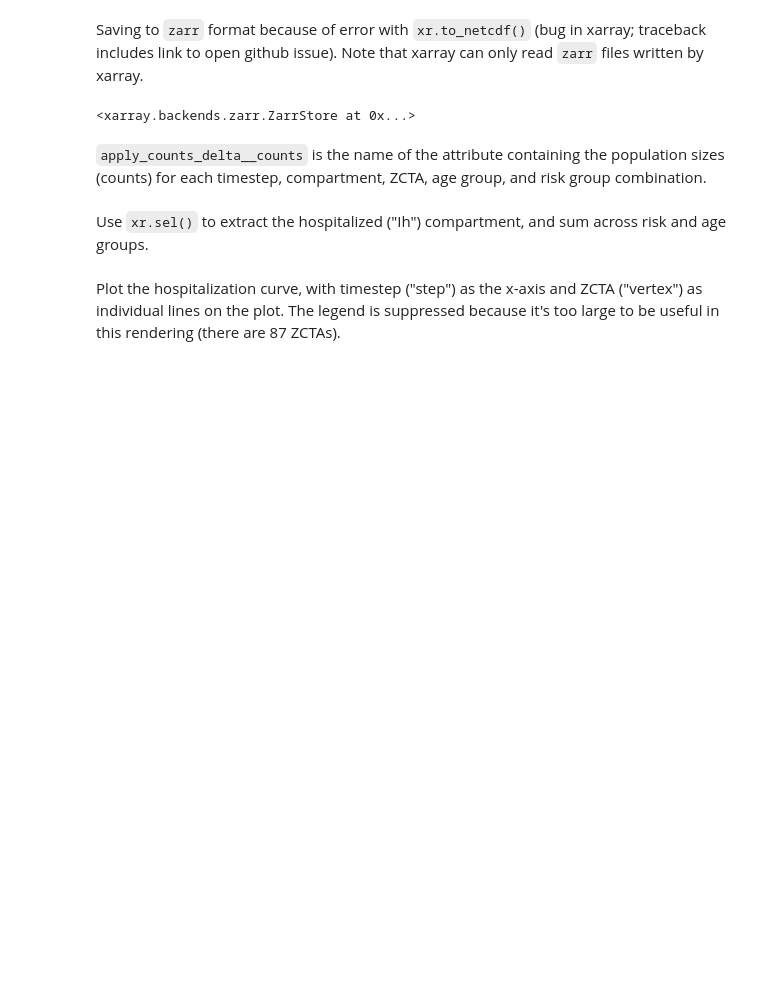
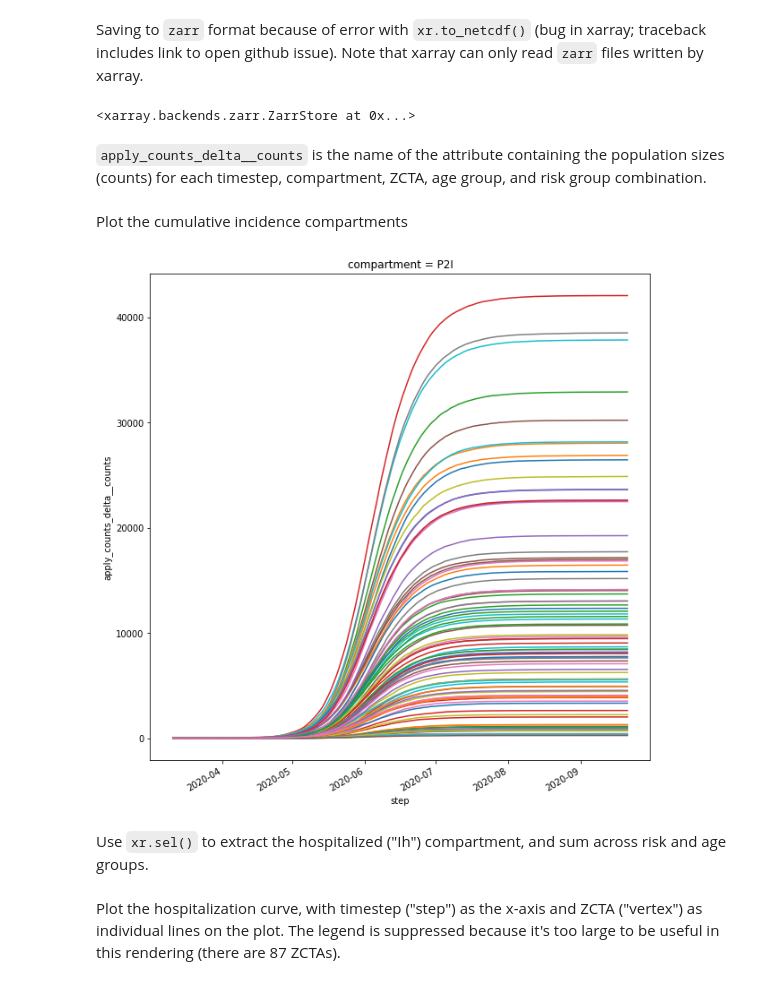
Before and after one commit to UT-Covid/episimlab, a Jupyter notebook: 20210720_DemoATX.ipynb, the cells around one changed output. Cells and saved outputs as stored; diff of their text form; code cells hidden in the pictures; blank space fills up the shorter version.

Commit message:
plots for incidence

```diff
--- a/20210720_DemoATX.ipynb
+++ b/20210720_DemoATX.ipynb
@@ -108,3 +109,5 @@ demo_result.to_zarr('/Users/kpierce/episimlab/results/DemoATX_78712_start.zarr')
 `apply_counts_delta__counts` is the name of the attribute containing the population sizes (counts) for each timestep, compartment, ZCTA, age group, and risk group combination.
 # %%
 data_arr = demo_result['apply_counts_delta__counts']
+# %% [markdown]
+Plot the cumulative incidence compartments
@@ -111,3 +124,15 @@ data_arr = demo_result['apply_counts_delta__counts']
+# %%
+demo_arr_all_inf_inc = data_arr.sel({'compartment': 'P2I'}).sum(dim=['risk_group', 'age_group'])
+
+fig, ax = plt.subplots(1, 1, figsize=(10,10))
+demo_arr_all_inf_inc.plot(
+    hue='vertex',
+    x='step'
+)
+ax.get_legend().remove()
+plt.show()
+# %% [output]
+[figure, added]
 # %% [markdown]
 Use `xr.sel()` to extract the hospitalized ("Ih") compartment, and sum across risk and age groups.
 # %%
```
Also changed, not shown: parts of 12 cells of this notebook.
